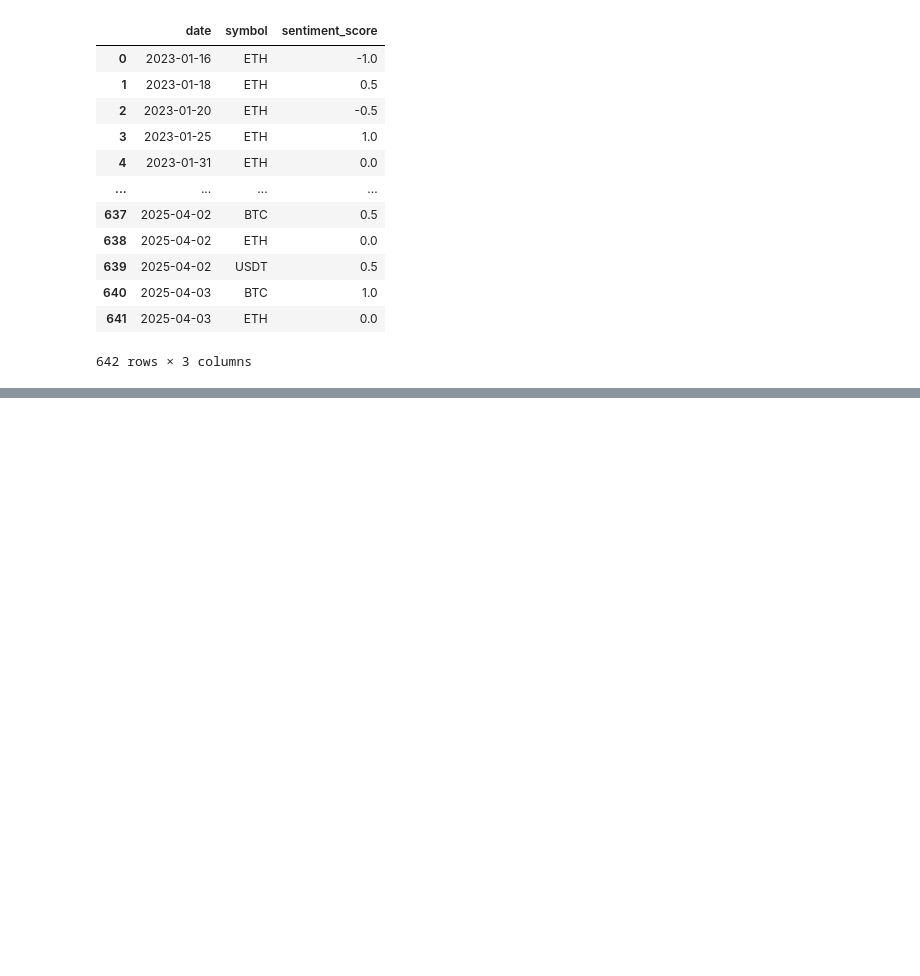
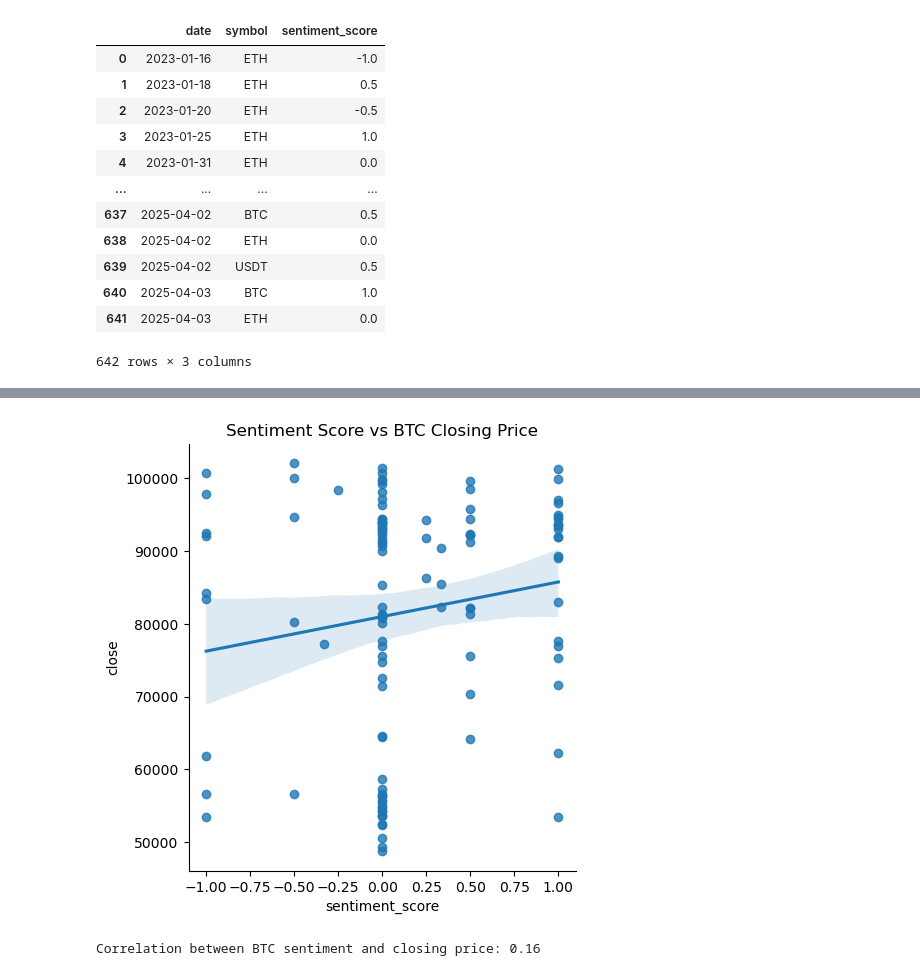
Before and after one commit to pabs-llama/projects, a Jupyter notebook: stock_api/nlp_financial_sentiment.ipynb, the cells around one changed output, grey strips where cells are left out. Cells and saved outputs as stored; diff of their text form; code cells hidden in the pictures; blank space fills up the shorter version.

```diff
--- a/stock_api/nlp_financial_sentiment.ipynb
+++ b/stock_api/nlp_financial_sentiment.ipynb
@@ -123,0 +164,13 @@ daily_sentiment
+# %%
+
+
+sns.lmplot(x='sentiment_score', y='close', data=btc_df)
+plt.title('Sentiment Score vs BTC Closing Price')
+plt.show()
+# %% [output]
+[figure, added]
+# %%
+correlation = btc_df[['sentiment_score', 'close']].corr().iloc[0, 1]
+print(f"Correlation between BTC sentiment and closing price: {correlation:.2f}")
+# %% [output]
+Correlation between BTC sentiment and closing price: 0.16
```
Also changed, not shown: parts of 14 cells of this notebook.
